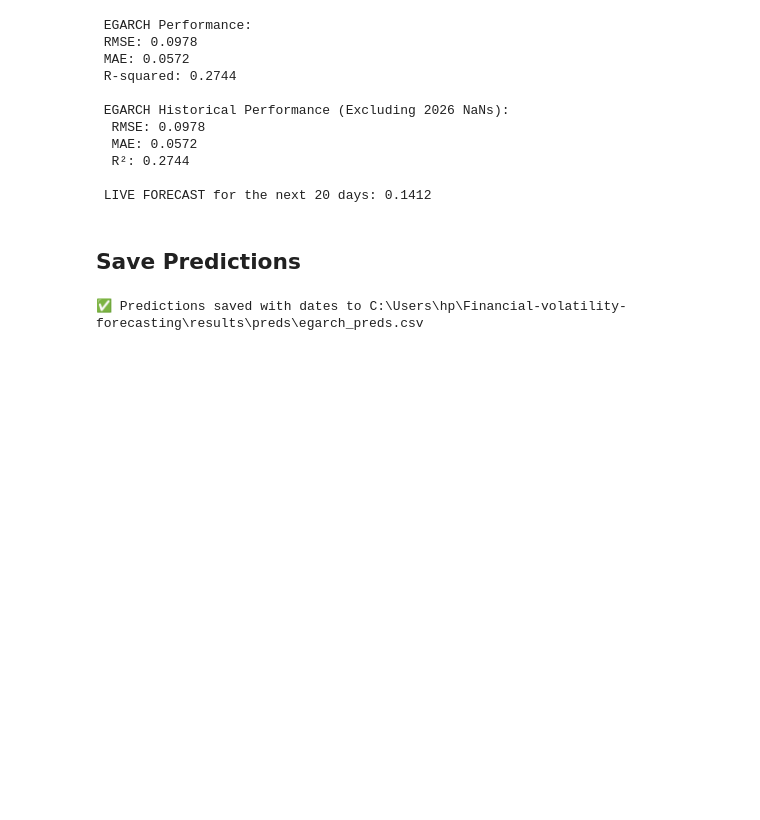
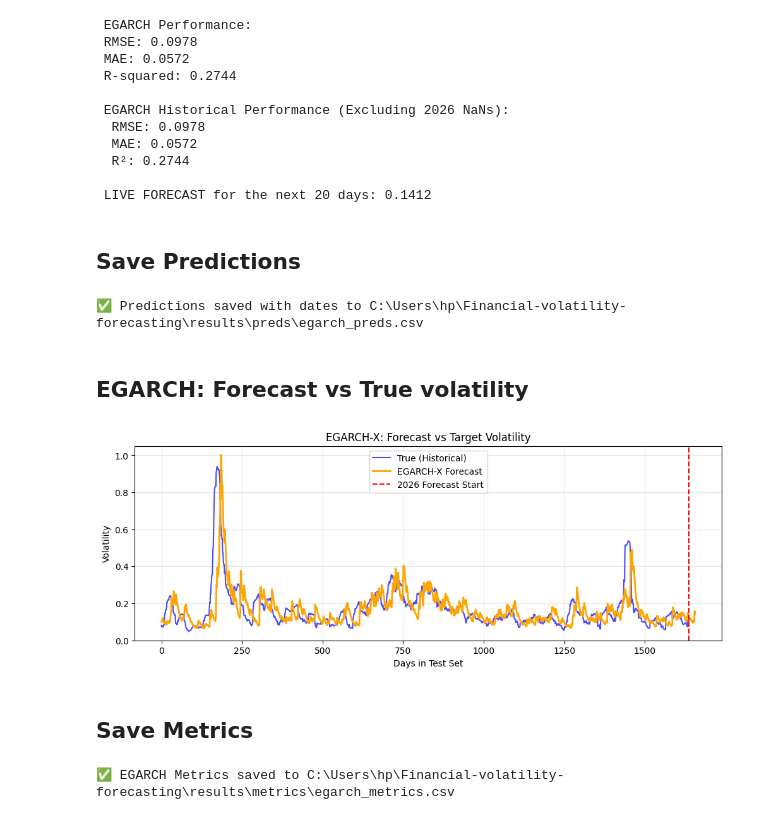
Before and after one commit to coder-red/Financial-volatility-forecasting, a Jupyter notebook: notebooks/05_egarch.ipynb, the cells around one changed output. Drawn from its saved outputs; the diff is of its cells as text; code cells hidden in the pictures; blank space fills up the shorter version.

```diff
--- a/notebooks/05_egarch.ipynb
+++ b/notebooks/05_egarch.ipynb
@@ -221,3 +217,38 @@ egarch_preds_df.to_csv(RESULTS_DIR / "preds" / "egarch_preds.csv", index=True)
 print(f"\n✅ Predictions saved with dates to {RESULTS_DIR / 'preds' / 'egarch_preds.csv'}")
 # %% [output]
 ✅ Predictions saved with dates to C:\Users\hp\Financial-volatility-forecasting\results\preds\egarch_preds.csv
+# %% [markdown]
+## EGARCH: Forecast vs True volatility
+# %%
+plt.figure(figsize=(12, 4))
+
+# 1. Plot True Volatility (only the historical part, hide the 2026 NaNs)
+mask = ~target_test.isna()
+plt.plot(target_test[mask].values, label="True (Historical)", alpha=0.7, color='blue')
+
+# 2. Plot EGARCH Predictions (Full range, including the 2026 forecast)
+# Converting to numpy array to ensure plotting works correctly with the true values
+plt.plot(np.array(egarch_preds), label="EGARCH-X Forecast", color='orange', linewidth=2)
+
+# 3. Add the vertical line where the "Future" begins
+# This is usually len(target_test) - 20
+plt.axvline(x=len(target_test[mask]), color='red', linestyle='--', label='2026 Forecast Start')
+
+plt.title("EGARCH-X: Forecast vs Target Volatility")
+plt.xlabel("Days in Test Set")
+plt.ylabel("Volatility")
+plt.legend()
+plt.grid(alpha=0.3)
+
+# Save to the egarch folder
+plt.savefig(f"{RESULTS_DIR}/figures/egarch/EGARCH_predicted_vs_True_Volatility.png", dpi=300, bbox_inches="tight")
+# %% [output]
+[figure, added]
+# %% [markdown]
+## Save Metrics
+# %%
+metrics_df = pd.DataFrame([metrics])
+metrics_df.to_csv(RESULTS_DIR / "metrics" / "egarch_metrics.csv", index=False)
+print(f"\n✅ EGARCH Metrics saved to {RESULTS_DIR / 'metrics' / 'egarch_metrics.csv'}")
+# %% [output]
+✅ EGARCH Metrics saved to C:\Users\hp\Financial-volatility-forecasting\results\metrics\egarch_metrics.csv
```
Also changed, not shown: parts of 1 cell of this notebook, 9 other files.
